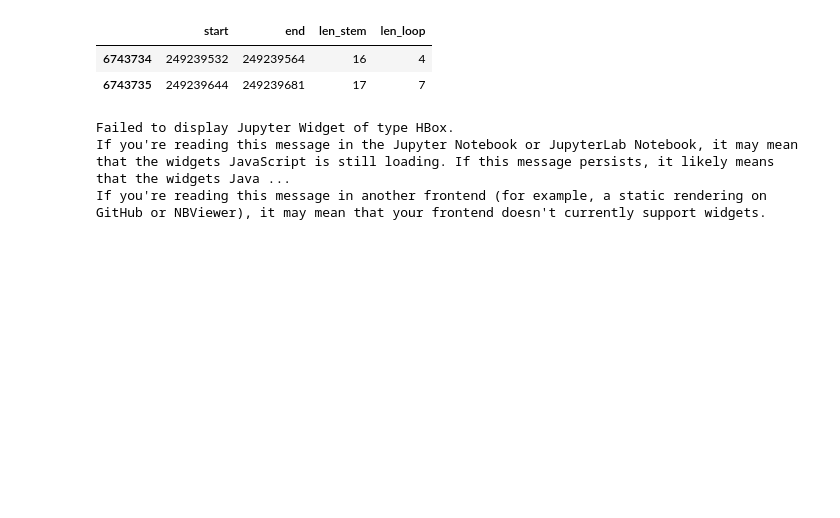
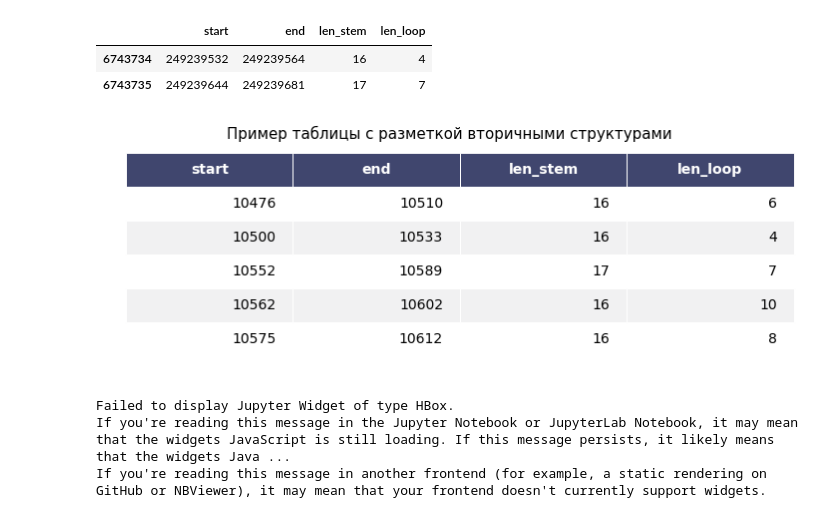
Before and after one commit to eamag/secpunct, a Jupyter notebook: notebooks/prototyping.ipynb, the cells around one changed output. Drawn from its saved outputs; the diff is of its cells as text; code cells hidden in the pictures; blank space fills up the shorter version.

```diff
--- a/notebooks/prototyping.ipynb
+++ b/notebooks/prototyping.ipynb
@@ -26,6 +57,13 @@ df.tail(2)
 |  | start | end | len_stem | len_loop |
 | 6743734 | 249239532 | 249239564 | 16 | 4 |
 | 6743735 | 249239644 | 249239681 | 17 | 7 |
+# %%
+ax = render_mpl_table(df.head(), title='Пример таблицы с разметкой вторичными структурами')#, header_columns=0, col_width=2.0)
+
+plt.savefig('../pictures/sec_struct_uplifted_table_example.png', dpi=300)
+plt.savefig('../epses/sec_struct_uplifted_table_example.eps', format='eps', dpi=1000)
+# %% [output]
+[figure, added]
 # %%
 def make_n_bp(df, uplifted, n=70):
         """
```
Also changed, not shown: parts of 9 cells of this notebook, 11 other files.
